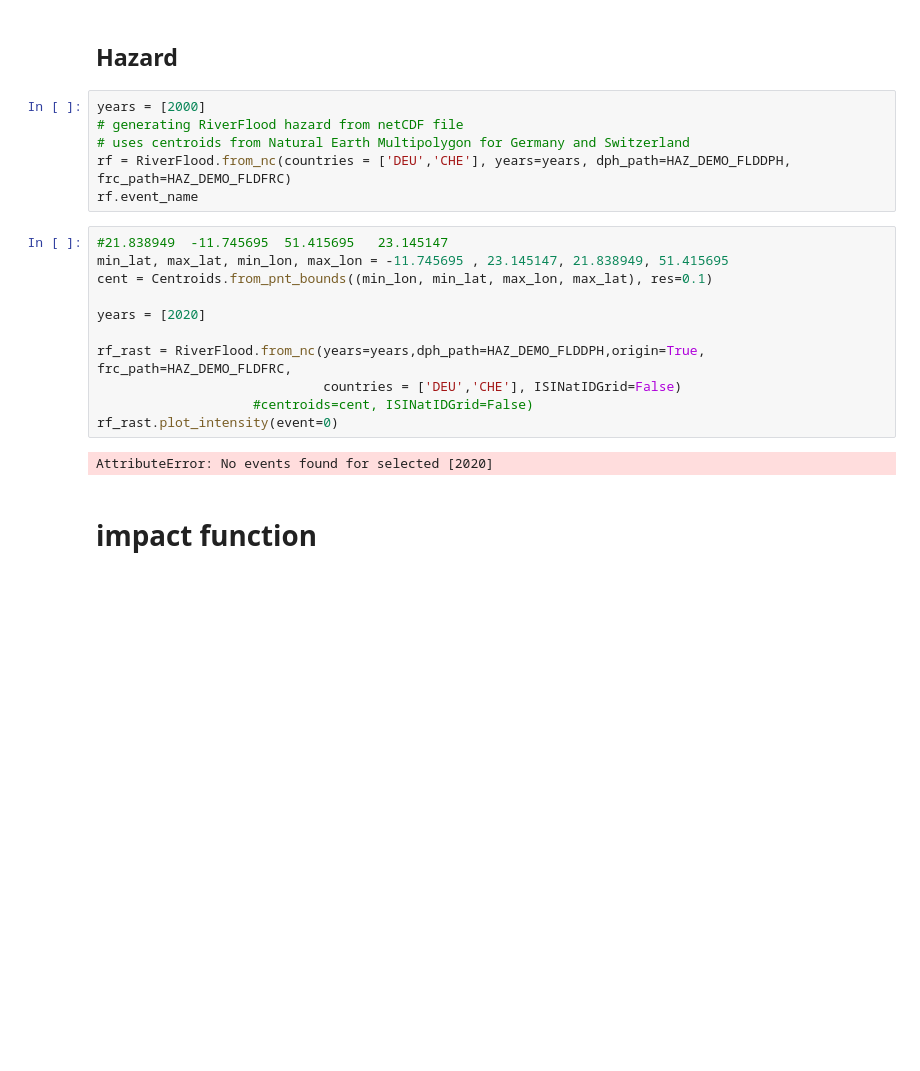
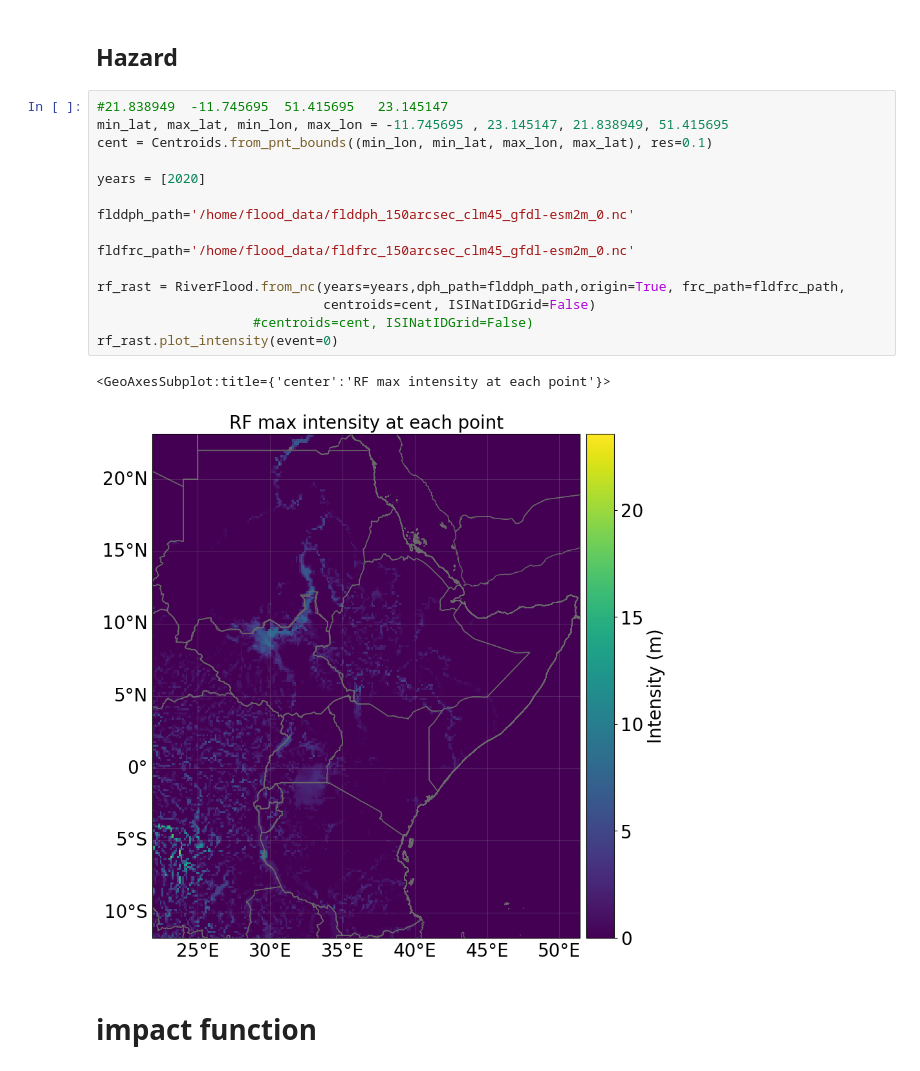
Before and after one commit to icpac-igad/ea-ibf-climada, a Jupyter notebook: floods/river_floods.ipynb, the cells around one changed output. Saved outputs shown, nothing was run; the diff lists cells and outputs as text; blank space fills up the shorter version.

Commit message:
added flood ibf

```diff
--- a/floods/river_floods.ipynb
+++ b/floods/river_floods.ipynb
@@ -6,25 +6,24 @@ from climada.hazard.centroids import Centroids
 from climada_petals.util.constants import HAZ_DEMO_FLDDPH, HAZ_DEMO_FLDFRC
 # %% [markdown]
 ## Hazard
-# %%
-years = [2000]
-# generating RiverFlood hazard from netCDF file
-# uses centroids from Natural Earth Multipolygon for Germany and Switzerland
-rf = RiverFlood.from_nc(countries = ['DEU','CHE'], years=years, dph_path=HAZ_DEMO_FLDDPH, frc_path=HAZ_DEMO_FLDFRC)
-rf.event_name
 # %%
 #21.838949 	-11.745695 	51.415695 	23.145147
 min_lat, max_lat, min_lon, max_lon = -11.745695 , 23.145147, 21.838949, 51.415695
 cent = Centroids.from_pnt_bounds((min_lon, min_lat, max_lon, max_lat), res=0.1)
 
 years = [2020]
 
-rf_rast = RiverFlood.from_nc(years=years,dph_path=HAZ_DEMO_FLDDPH,origin=True, frc_path=HAZ_DEMO_FLDFRC,
-                             countries = ['DEU','CHE'], ISINatIDGrid=False)
+flddph_path='/home/flood_data/flddph_150arcsec_clm45_gfdl-esm2m_0.nc'
+
+fldfrc_path='/home/flood_data/fldfrc_150arcsec_clm45_gfdl-esm2m_0.nc'
+
+rf_rast = RiverFlood.from_nc(years=years,dph_path=flddph_path,origin=True, frc_path=fldfrc_path,
+                             centroids=cent, ISINatIDGrid=False)
                     #centroids=cent, ISINatIDGrid=False)
 rf_rast.plot_intensity(event=0)
 # %% [output]
-AttributeError: No events found for selected [2020]
+<GeoAxesSubplot:title={'center':'RF max intensity at each point'}>
+[figure, added]
 # %% [markdown]
 # impact function
 # %%
```
Also changed, not shown: parts of 8 cells of this notebook.
